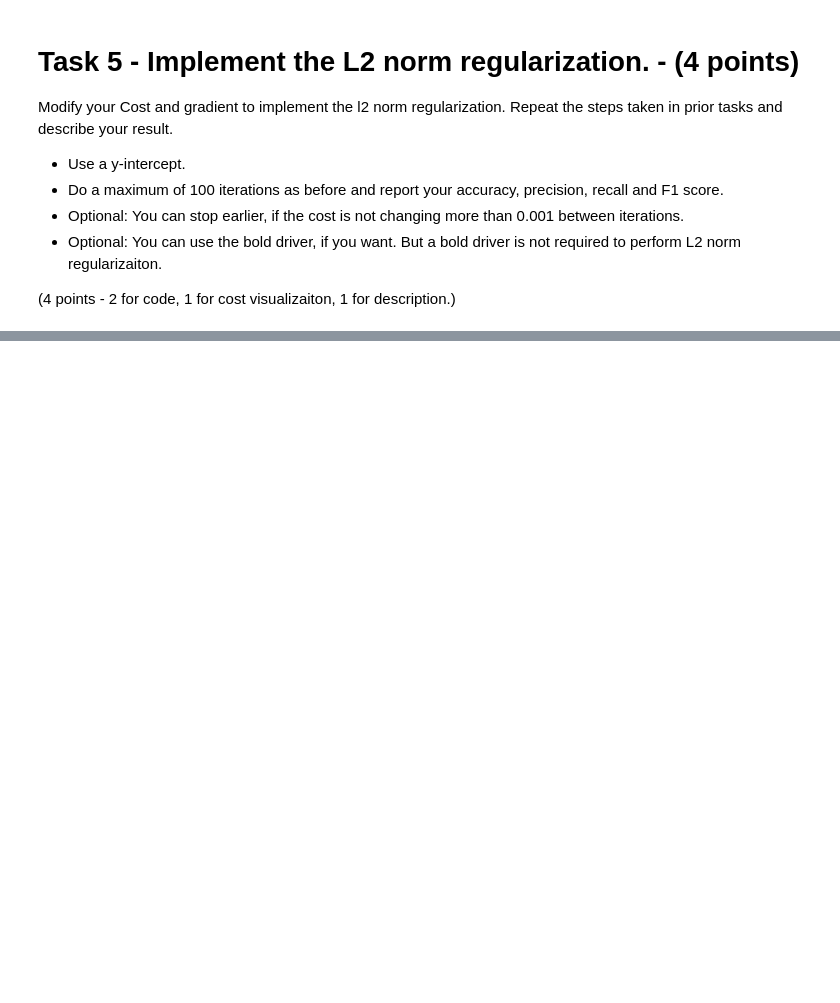
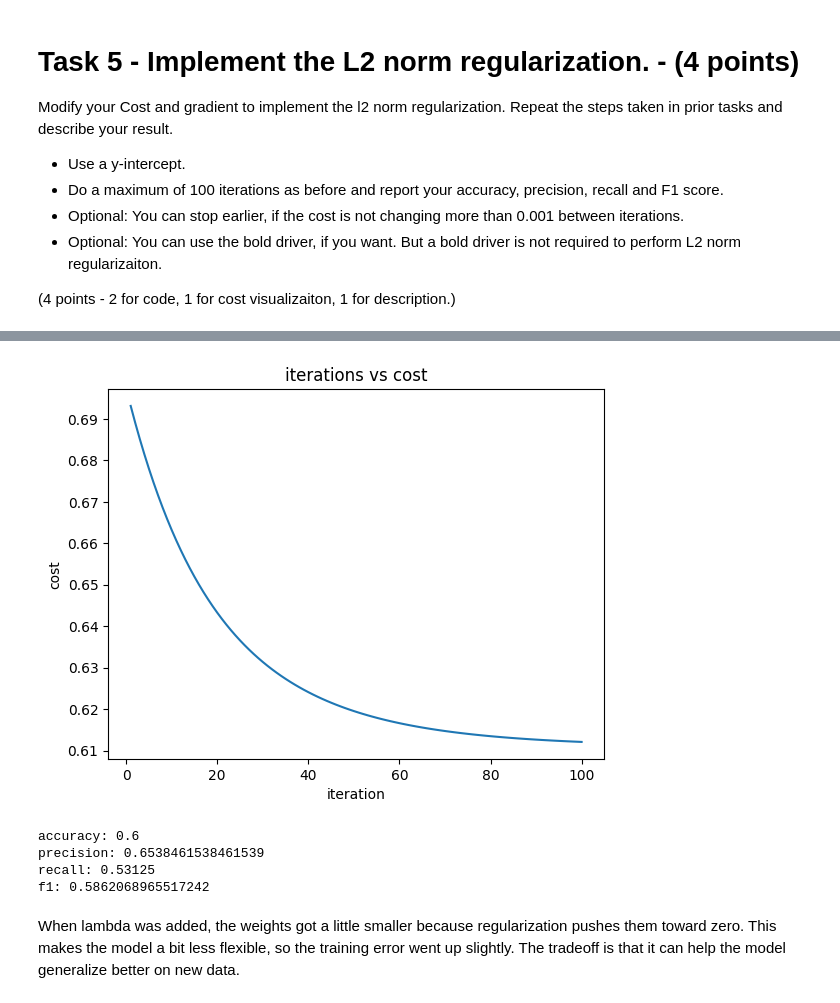
Before and after one commit to kc4stillo/cs329e_analysis, a Jupyter notebook: assignment-6/assignment-6.ipynb, the cells around one changed output, grey strips where cells are left out. Drawn from its saved outputs; the diff is of its cells as text; code cells hidden in the pictures; blank space fills up the shorter version.

```diff
--- a/assignment-6/assignment-6.ipynb
+++ b/assignment-6/assignment-6.ipynb
@@ -221,0 +482,22 @@ Modify your Cost and gradient to implement the l2 norm regularization. Repeat th
+# %%
+x_unscaled = train_x.to_numpy()
+mean = np.mean(x_unscaled, axis=0)
+std = np.std(x_unscaled, axis=0)
+
+x = (x_unscaled - mean) / std
+b = 0
+w = np.zeros((train_x.shape[1], 1))
+y = train_y.to_numpy().reshape(-1,1)
+
+cost_hist = np.array([])
+
+iterations = 100
+lam= 10
+alpha = .1
+
+for i in range(iterations):
+    cost_val = cost_w_bias_l2(b,w,x,y,lam)
+    cost_hist = np.append(cost_hist,cost_val)
+    b, w = grad_descent_w_bias_l2(b,w,x,y,lam,alpha)
+
+    print(f"new cost: {cost_val}")
@@ -221,0 +522,58 @@ Modify your Cost and gradient to implement the l2 norm regularization. Repeat th
+# %%
+x = np.arange(1,iterations+1)
+y = cost_hist
+
+plt.plot(x,y)
+
+plt.xlabel("iteration")
+plt.ylabel("cost")
+plt.title("iterations vs cost")
+
+plt.show()
+# %% [output]
+[figure, added]
+# %%
+x_test_unscaled = test_x.to_numpy()
+y_true = test_y.to_numpy().reshape(-1,1)
+
+x_test_scaled = (x_test_unscaled - mean) / std
+
+y_prob = sigmoid_w_bias(b, w, x_test_scaled)
+y_pred = (y_prob >= 0.5).astype(int)
+
+results = pd.DataFrame({"y_true": y_true.flatten(),
+    "y_pred": np.array(y_pred).flatten()})
+
+results["tp"] = ((results["y_pred"] == 1) & (results["y_true"] == 1)).astype(int)
+results["fp"] = ((results["y_pred"] == 1) & (results["y_true"] == 0)).astype(int)
+
+results["tn"] = ((results["y_pred"] == 0) & (results["y_true"] == 0)).astype(int)
+results["fn"] = ((results["y_pred"] == 0) & (results["y_true"] == 1)).astype(int)
+
+accuracy = np.mean(results["y_pred"] == results["y_true"])
+precision = results["tp"].sum() / (results["tp"].sum() + results["fp"].sum())
+recall = results["tp"].sum() / (results["tp"].sum() + results["fn"].sum())
+f1 = 2 * ((precision * recall) / (precision + recall))
+
+print(f"accuracy: {accuracy}")
+print(f"precision: {precision}")
+print(f"recall: {recall}")
+print(f"f1: {f1}")
+
+# w's no lambda
+# array([[0.49151999],
+#        [0.61648032],
+#        [0.21707886]])
+
+
+# w's with lambda
+# array([[0.49891395],
+#       [0.62617623],
+#       [0.22044241]])
+# %% [output]
+accuracy: 0.6
+precision: 0.6538461538461539
+recall: 0.53125
+f1: 0.5862068965517242
+# %% [markdown]
+When lambda was added, the weights got a little smaller because regularization pushes them toward zero. This makes the model a bit less flexible, so the training error went up slightly. The tradeoff is that it can help the model generalize better on new data.
```
Also changed, not shown: parts of 17 cells of this notebook, 1 other file.
